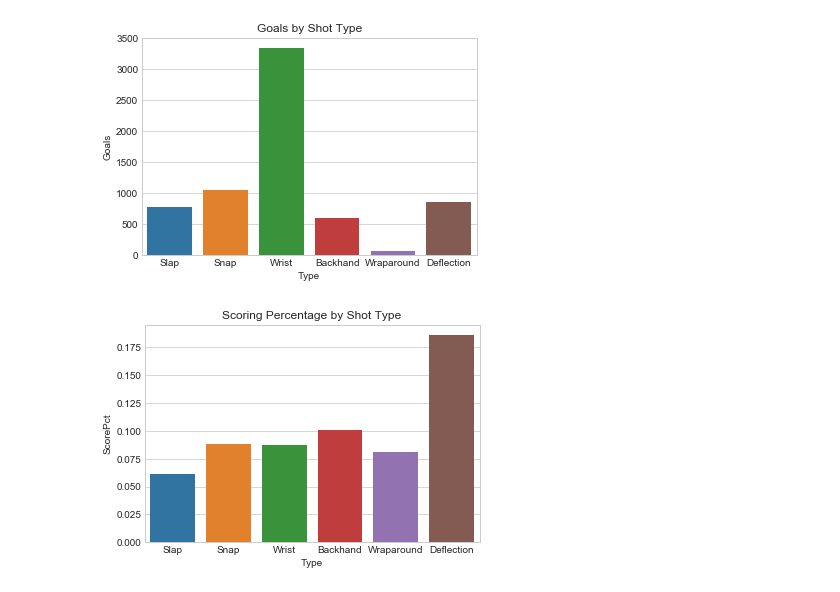
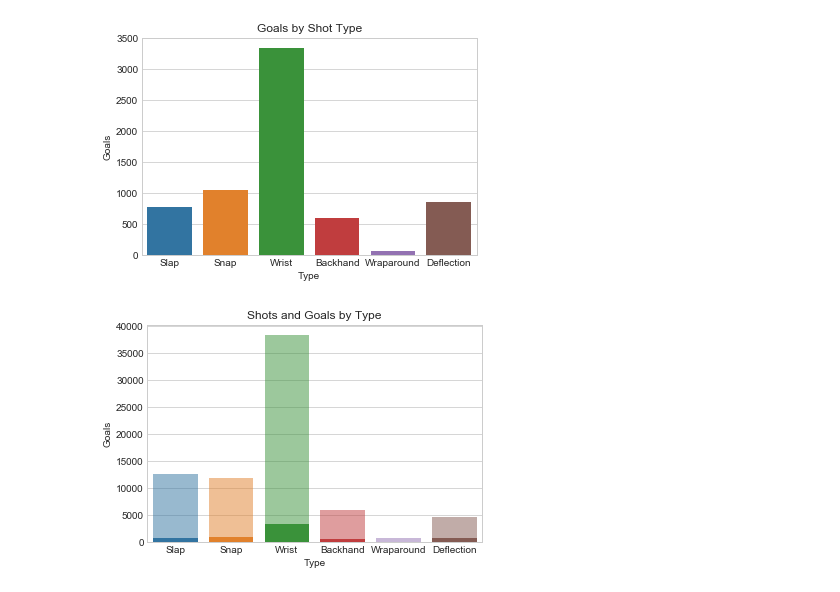
Before and after one commit to cjgargano/UCI-Project-01, a Jupyter notebook: NHL_Data_Analysis.ipynb, the cells around one changed output. Saved outputs shown, nothing was run; the diff lists cells and outputs as text; code cells hidden in the pictures.

```diff
--- a/NHL_Data_Analysis.ipynb
+++ b/NHL_Data_Analysis.ipynb
@@ -260,28 +256,0 @@ plt.show()
-# %%
-#Forwards vs. Defensemen - Goals For vs. Goals Against vs. Cap Hit
-ufa_fwd = ufa_df.loc[ufa_df["FWD/DEF"] == "F"]
-ufa_def = ufa_df.loc[ufa_df["FWD/DEF"] == "D"]
-
-sns.set_style("whitegrid")
-
-fwd_plot = plt.scatter(x = ufa_fwd["CH GF"], y = ufa_fwd["CH GA"], s = ufa_fwd["Cap Hit"]/50000,
-            cmap = "Blues", alpha = 0.5, edgecolors = "black", linewidth = 1, label = "Forwards")
-
-def_plot = plt.scatter(x = ufa_def["CH GF"], y = ufa_def["CH GA"], s = ufa_def["Cap Hit"]/50000,
-            cmap = "Reds", alpha = 0.5, edgecolors = "black", linewidth = 1, label = "Defensemen")
-
-
-#Set X / Y Limits
-plt.xlim(0, max(max(ufa_df["CH GF"]), max(ufa_df["CH GA"])))
-plt.ylim(0, max(max(ufa_df["CH GF"]), max(ufa_df["CH GA"])))
-
-# Add titles (main and on axis)
-plt.xlabel("Goals For")
-plt.ylabel("Goals Against")
-plt.title("Goals For vs. Goals Against; Bubble Size = Cap Hit")
-
-#Create a legend
-plt.legend(handles = [fwd_plot, def_plot], loc = 'best')
-
-plt.figsize = (15, 15)
-plt.show()
@@ -428,8 +378,9 @@ plt.show()
 [figure]
 # %%
 #Create a bar plot of Scoring Percentage by Type
-score_pct_plot = sns.barplot(x = "Type", y = "ScorePct", data = shot_analysis, ci = 0)
-plt.title("Scoring Percentage by Shot Type")
+shot_plot = sns.barplot(x = "Type", y = "Shots", data = shot_analysis, ci = 0, alpha = 0.5)
+goal_plot = sns.barplot(x = "Type", y = "Goals", data = shot_analysis, ci = 0)
+plt.title("Shots and Goals by Type")
 plt.show()
 # %% [output]
-[figure, old version]
+[figure, new version]
```
Also changed, not shown: parts of 19 cells of this notebook.
